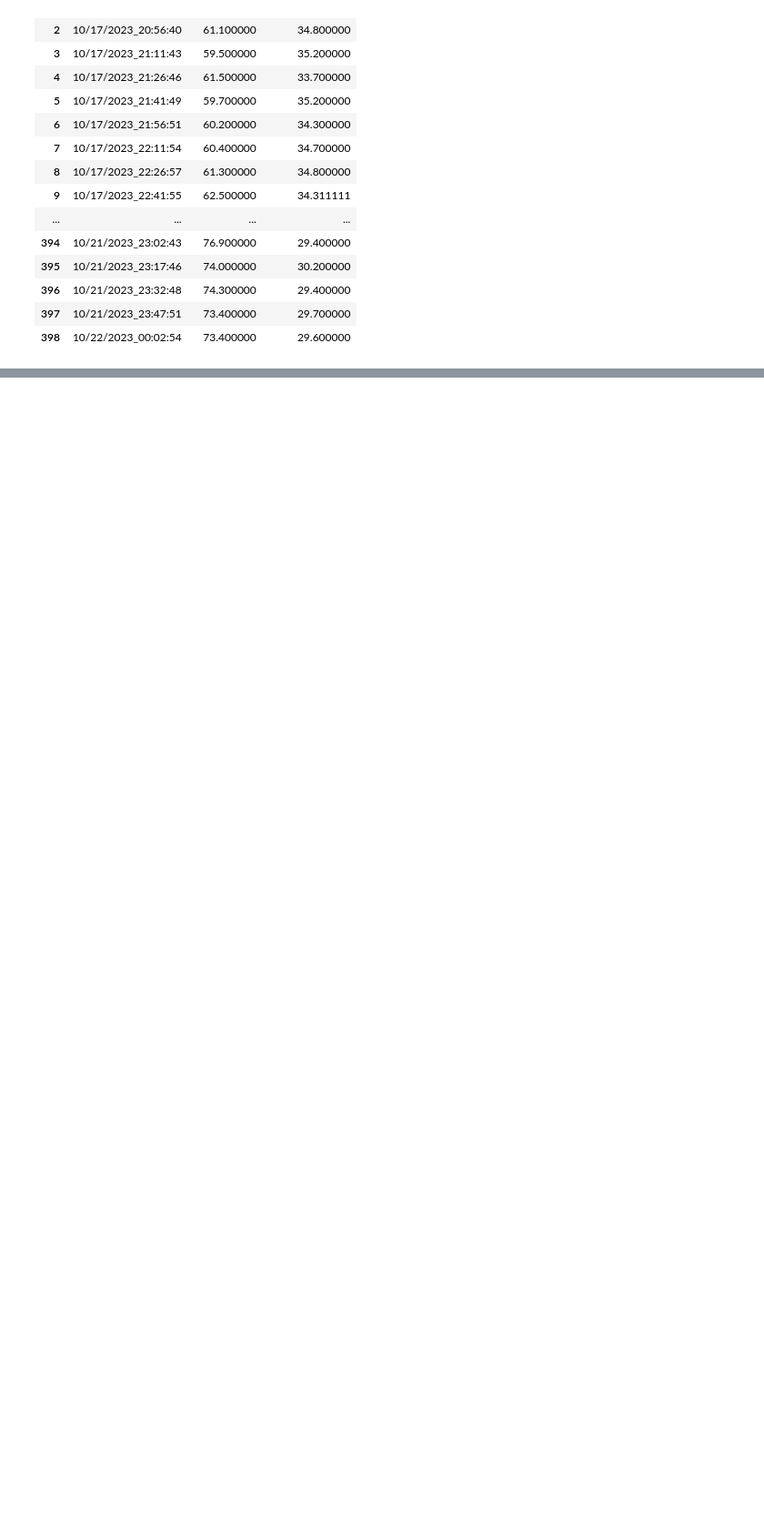
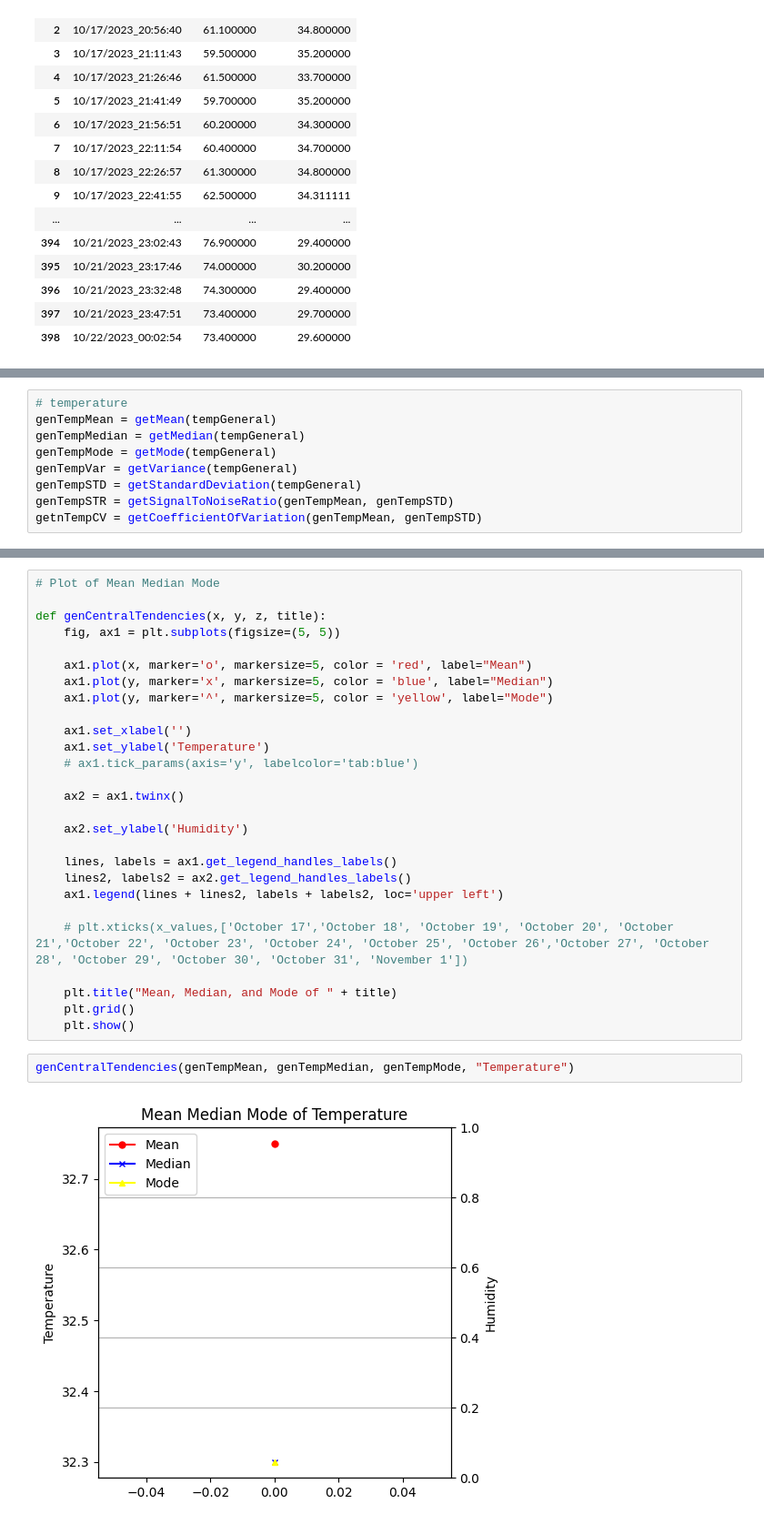
Before and after one commit to IanNoelBanta/DSP-MidtermProject, a Jupyter notebook: goodsData.ipynb, the cells around one changed output, grey strips where cells are left out. Shown at 91% size. Drawn from its saved outputs; the diff is of its cells as text; blank space fills up the shorter version.

```diff
--- a/goodsData.ipynb
+++ b/goodsData.ipynb
@@ -125,0 +215,9 @@ tempGeneral
+# %%
+# temperature
+genTempMean = getMean(tempGeneral)
+genTempMedian = getMedian(tempGeneral)
+genTempMode = getMode(tempGeneral)
+genTempVar = getVariance(tempGeneral)
+genTempSTD = getStandardDeviation(tempGeneral)
+genTempSTR = getSignalToNoiseRatio(genTempMean, genTempSTD)
+getnTempCV = getCoefficientOfVariation(genTempMean, genTempSTD)
@@ -125,0 +302,31 @@ tempGeneral
+# %%
+# Plot of Mean Median Mode
+
+def genCentralTendencies(x, y, z, title):
+	fig, ax1 = plt.subplots(figsize=(5, 5))
+
+	ax1.plot(x, marker='o', markersize=5, color = 'red', label="Mean")
+	ax1.plot(y, marker='x', markersize=5, color = 'blue', label="Median")
+	ax1.plot(y, marker='^', markersize=5, color = 'yellow', label="Mode")
+
+	ax1.set_xlabel('')
+	ax1.set_ylabel('Temperature')
+	# ax1.tick_params(axis='y', labelcolor='tab:blue')
+
+	ax2 = ax1.twinx()
+
+	ax2.set_ylabel('Humidity')
+
+	lines, labels = ax1.get_legend_handles_labels()
+	lines2, labels2 = ax2.get_legend_handles_labels()
+	ax1.legend(lines + lines2, labels + labels2, loc='upper left')
+
+	# plt.xticks(x_values,['October 17','October 18', 'October 19', 'October 20', 'October 21','October 22', 'October 23', 'October 24', 'October 25', 'October 26','October 27', 'October 28', 'October 29', 'October 30', 'October 31', 'November 1'])
+
+	plt.title("Mean, Median, and Mode of " + title)
+	plt.grid()
+	plt.show()
+# %%
+genCentralTendencies(genTempMean, genTempMedian, genTempMode, "Temperature")
+# %% [output]
+[figure, added]
```
Also changed, not shown: parts of 20 cells of this notebook.
